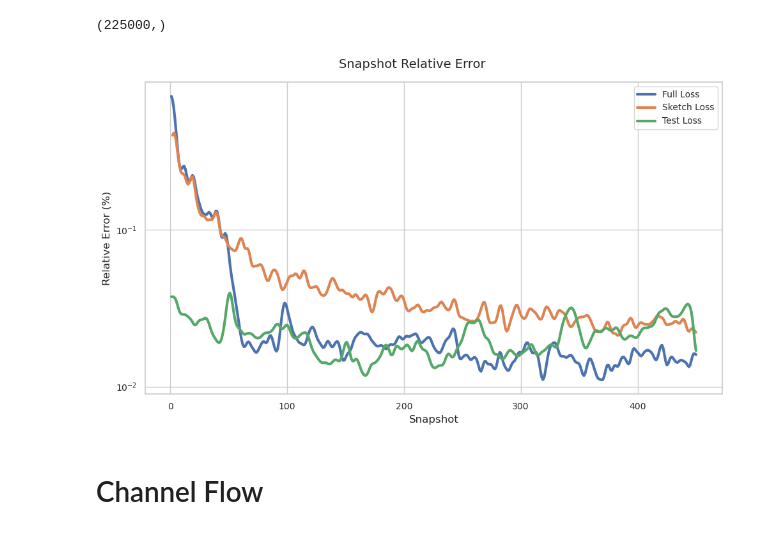
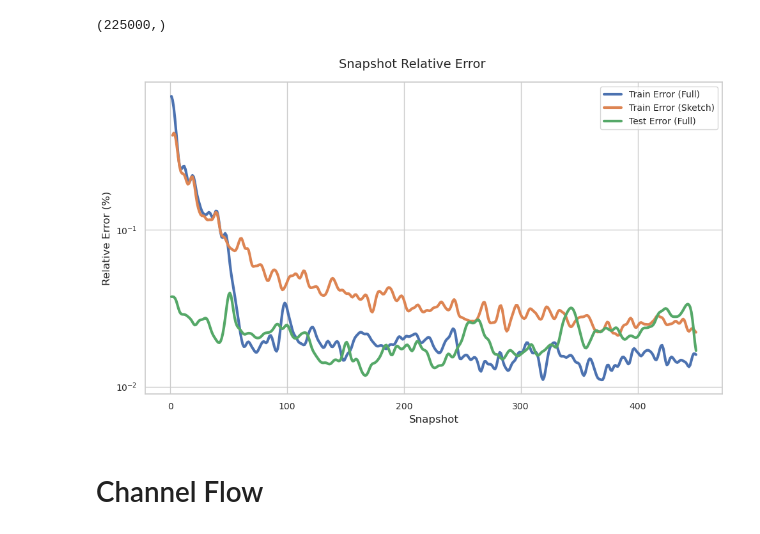
Before and after one commit to RS-Coop/Implicit-Neural-Compression, a Jupyter notebook: Paper Results.ipynb, the cells around one changed output. Cells and saved outputs as stored; diff of their text form; code cells hidden in the pictures.

```diff
--- a/Paper Results.ipynb
+++ b/Paper Results.ipynb
@@ -515,23 +515,23 @@ test = np.sqrt(n/d)
 # %%
 fig, ax = plt.subplots(1,1,figsize=(10,6))
 
 x = np.arange(1,451)
 
-sns.lineplot(x=x, y=scp.ndimage.gaussian_filter(full, 2.0), ax=ax, label="Full Loss", lw=lw)
-sns.lineplot(x=x[1:], y=scp.ndimage.gaussian_filter(sketch, 2.0)[1:], ax=ax, label="Sketch Loss", lw=lw)
-sns.lineplot(x=x, y=scp.ndimage.gaussian_filter(test, 2.0), ax=ax, label="Test Loss", lw=lw)
+sns.lineplot(x=x, y=scp.ndimage.gaussian_filter(full, 2.0), ax=ax, label="Train Error (Full)", lw=lw)
+sns.lineplot(x=x[1:], y=scp.ndimage.gaussian_filter(sketch, 2.0)[1:], ax=ax, label="Train Error (Sketch)", lw=lw)
+sns.lineplot(x=x, y=scp.ndimage.gaussian_filter(test, 2.0), ax=ax, label="Test Error (Full)", lw=lw)
 
 ax.set_xlabel("Snapshot")
 ax.set_ylabel("Relative Error (%)")
 
 ax.set(yscale="log")
 ax.legend()
 
 fig.suptitle("Snapshot Relative Error")
 
 fig.tight_layout()
 # %% [output]
-[figure, old version]
+[figure, new version]
 # %%
 fig.savefig("misc/figures/ignition-r3error.pdf", bbox_inches="tight")
 # %% [markdown]
```
Also changed, not shown: 1 other file.
